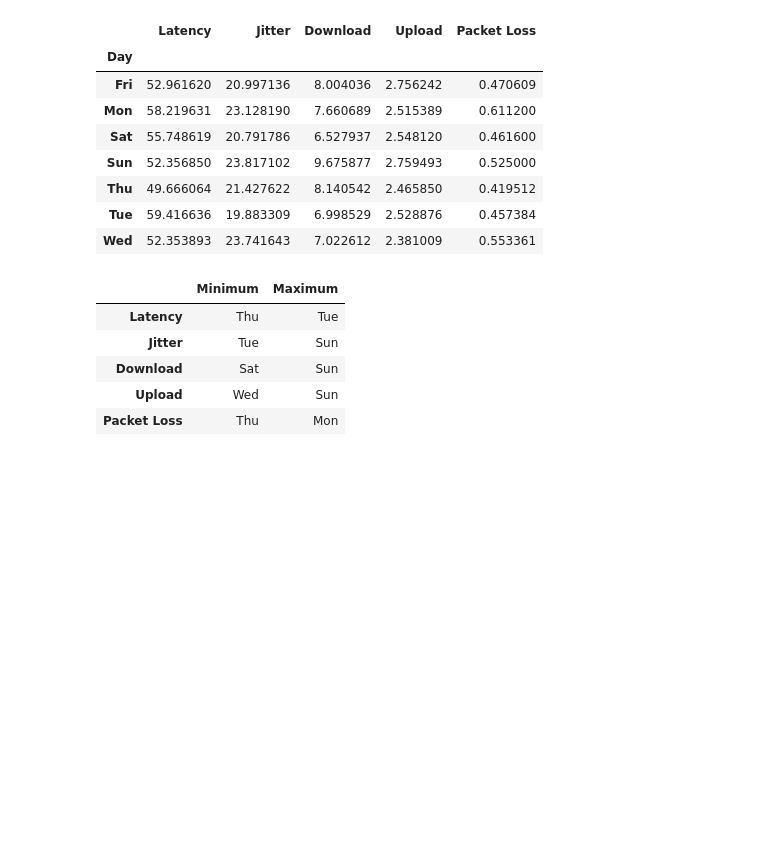
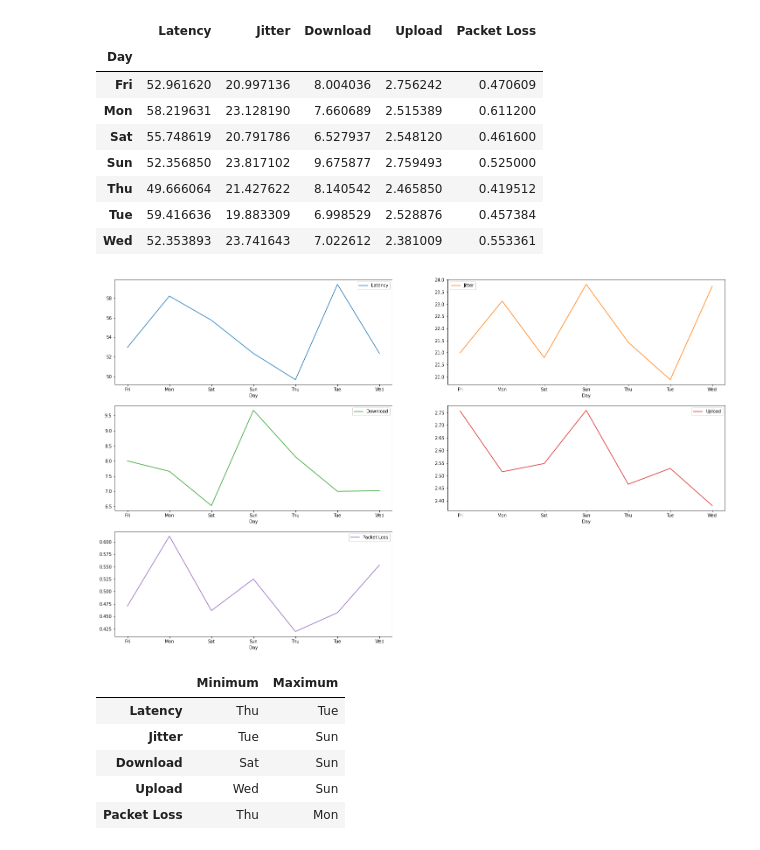
Before and after one commit to shanthiii/Internet-Analysis-Project, a Jupyter notebook: Internet_Analysis.ipynb, the cells around one changed output. Drawn from its saved outputs; the diff is of its cells as text; code cells hidden in the pictures; blank space fills up the shorter version.

Commit message:
Add graphs

```diff
--- a/Internet_Analysis.ipynb
+++ b/Internet_Analysis.ipynb
@@ -160,6 +160,11 @@ display(day_analytics)
 | Thu | 49.666064 | 21.427622 | 8.140542 | 2.465850 | 0.419512 |
 | Tue | 59.416636 | 19.883309 | 6.998529 | 2.528876 | 0.457384 |
 | Wed | 52.353893 | 23.741643 | 7.022612 | 2.381009 | 0.553361 |
+# %%
+# Plot day_analytics
+day_plot=day_analytics.plot(figsize=(25,15),subplots=True,sharex=False,layout=(3,2))
+# %% [output]
+[figure, added]
 # %%
 display(pd.DataFrame({'Minimum':day_analytics.idxmin(),'Maximum':day_analytics.idxmax()}))
 # %% [output]
```
Also changed, not shown: parts of 5 cells of this notebook.
